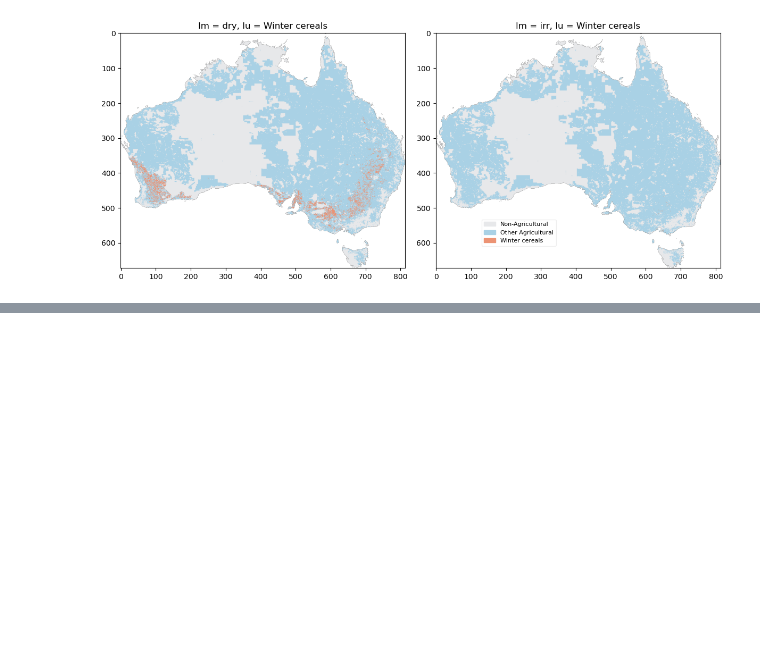
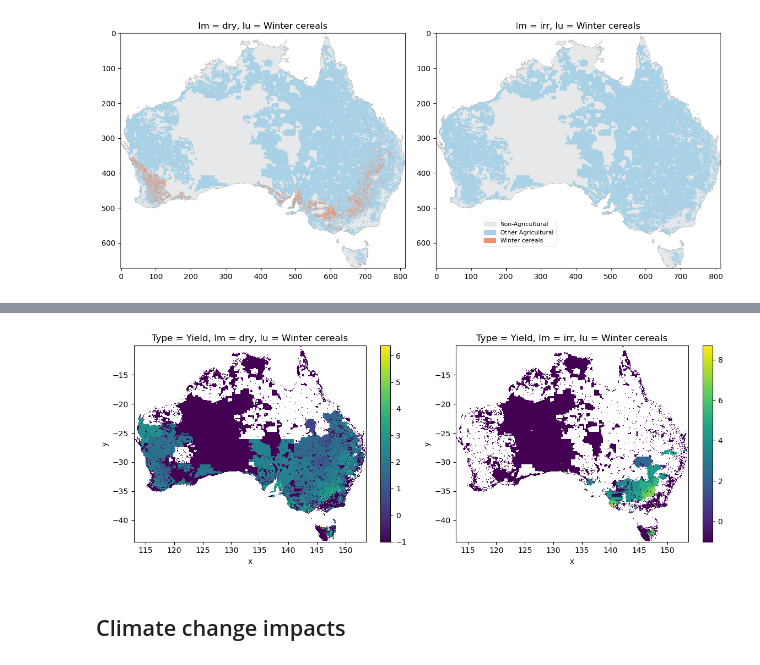
Before and after one commit to land-use-trade-offs/luto-2.0, a Jupyter notebook: luto/tools/Manual_jupyter_books/Chap_1_LUTO_overview.ipynb, the cells around one changed output, grey strips where cells are left out. Saved outputs shown, nothing was run; the diff lists cells and outputs as text; code cells hidden in the pictures; blank space fills up the shorter version.

```diff
--- a/luto/tools/Manual_jupyter_books/Chap_1_LUTO_overview.ipynb
+++ b/luto/tools/Manual_jupyter_books/Chap_1_LUTO_overview.ipynb
@@ -81,0 +150,40 @@ plt.show()
+# %%
+# Convert the `AGEC_CROPS` data to 2D xarray
+agec_crops_xr = []
+for col in data.AGEC_CROPS.columns:
+    series = data.AGEC_CROPS[col]
+    series_xr = arr_to_xr(data, series).expand_dims({
+        'Type': [col[0]],
+        'lm': [col[1]],
+        'lu': [col[2]]
+    })
+    agec_crops_xr.append(series_xr)
+
+# Combine the xarray objects
+agec_crops_xr = xr.combine_by_coords(agec_crops_xr)
+
+# Get the data for the given land-use
+agec_crops_xr_lu = agec_crops_xr.sel(lu=lu_desc)
+# %%
+# Helper function to plot the quantity matrices
+def plot_dry_irr(dry_irr, irr_arr):
+
+    # Create a figure and a set of subplots with 1 row and 2 columns
+    fig, axs = plt.subplots(1, 2, figsize=(12, 4.5))
+
+    # Plot the maps side by side
+    dry_irr.plot(vmin=dry_irr.min(), vmax=dry_irr.max(), ax=axs[0], cmap='viridis')
+    irr_arr.plot(vmin=irr_arr.min(), vmax=irr_arr.max(), ax=axs[1], cmap='viridis')
+
+    # Optionally, adjust the layout
+    plt.tight_layout()
+# %%
+# Get the yield for the given land-use
+p_dry = agec_crops_xr_lu.sel(Type='Yield', lm='dry').drop_vars('spatial_ref')
+p_irr = agec_crops_xr_lu.sel(Type='Yield', lm='irr').drop_vars('spatial_ref')
+
+plot_dry_irr(p_dry, p_irr)
+# %% [output]
+[figure, added]
+# %% [markdown]
+## Climate change impacts
```
Also changed, not shown: parts of 33 cells of this notebook, 4 other files.
